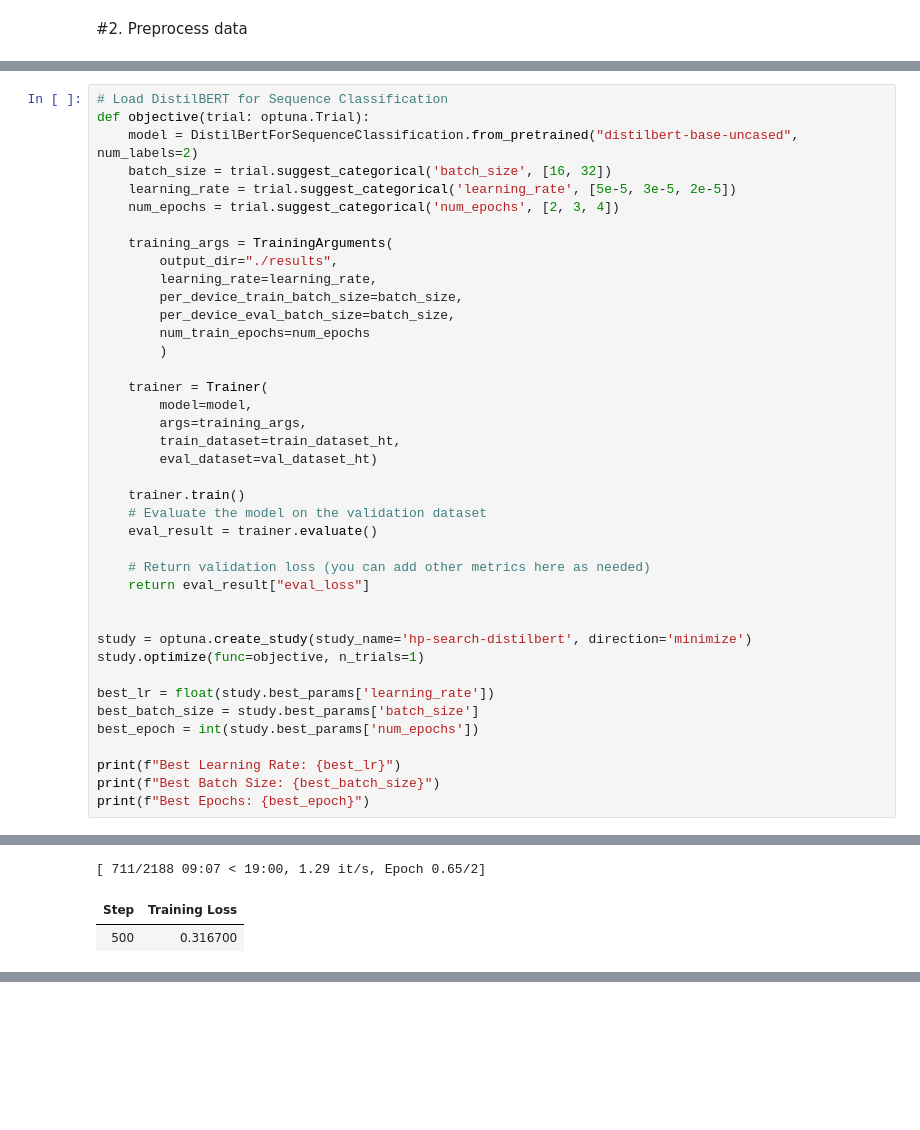
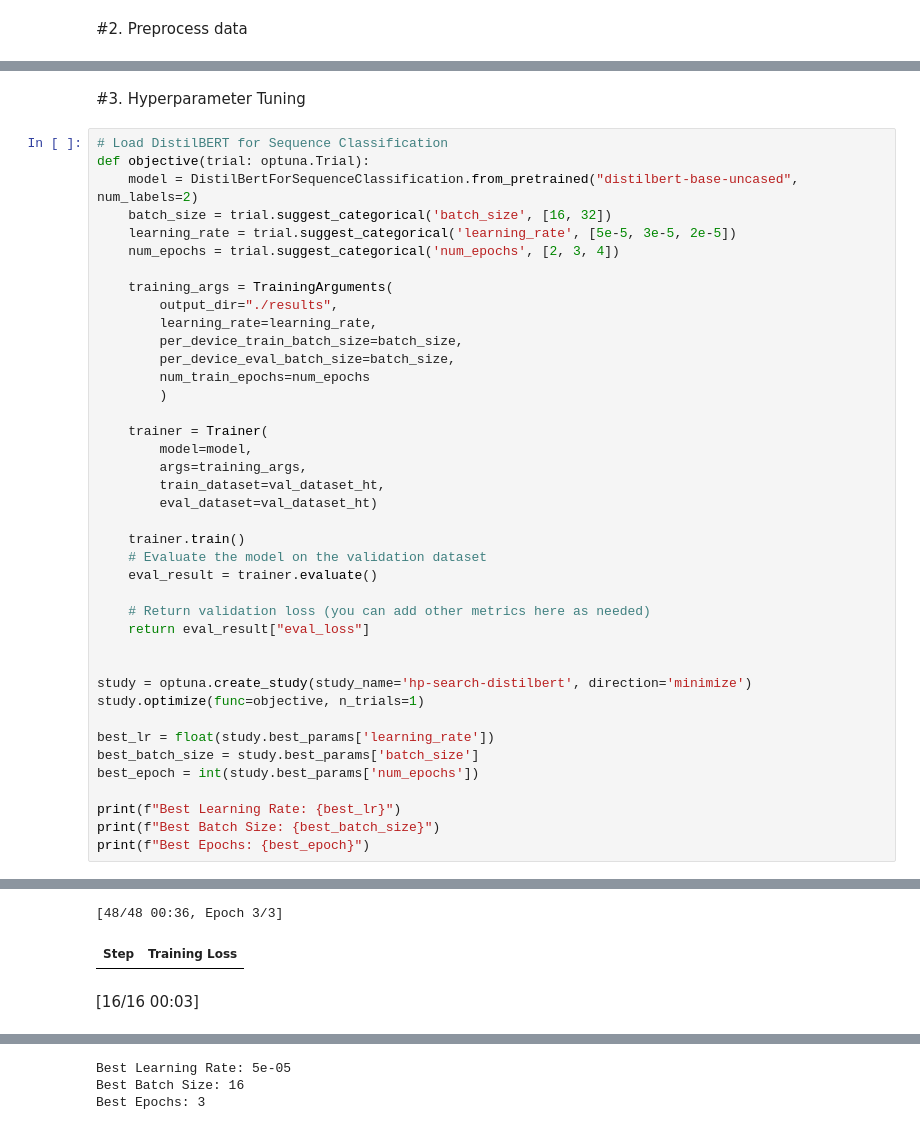
Before and after one commit to syed-aliredha/SC4001-Group-Project, a Jupyter notebook: DistilBERT/DistilBERT.ipynb, the cells around one changed output, grey strips where cells are left out. Saved outputs shown, nothing was run; the diff lists cells and outputs as text; blank space fills up the shorter version.

```diff
--- a/DistilBERT/DistilBERT.ipynb
+++ b/DistilBERT/DistilBERT.ipynb
@@ -111,6 +85,8 @@ def tokenize_function(examples):
 
 train_dataset_ht = train_dataset_ht.map(tokenize_function, batched=True)
 val_dataset_ht = val_dataset_ht.map(tokenize_function, batched=True)
+# %% [markdown]
+#3. Hyperparameter Tuning
 # %%
 # Load DistilBERT for Sequence Classification
 def objective(trial: optuna.Trial):
@@ -130,7 +106,7 @@ def objective(trial: optuna.Trial):
     trainer = Trainer(
         model=model,
         args=training_args,
-        train_dataset=train_dataset_ht,
+        train_dataset=val_dataset_ht,
         eval_dataset=val_dataset_ht)
 
     trainer.train()
@@ -156,5 +132,5 @@ print(f"Best Epochs: {best_epoch}")
 Some weights of DistilBertForSequenceClassification were not initialized from the model checkpoint at distilbert-base-uncased and are newly initialized: ['classifier.bias', 'classifier.weight', 'pre_c ...
 You should probably TRAIN this model on a down-stream task to be able to use it for predictions and inference.
-[ 711/2188 09:07 < 19:00, 1.29 it/s, Epoch 0.65/2]
+[48/48 00:36, Epoch 3/3]
 | Step | Training Loss |
-| 500 | 0.316700 |
+[16/16 00:03]
@@ -160,0 +138,3 @@ You should probably TRAIN this model on a down-stream task to be able to use it
+Best Learning Rate: 5e-05
+Best Batch Size: 16
+Best Epochs: 3
```
Also changed, not shown: parts of 11 cells of this notebook.
